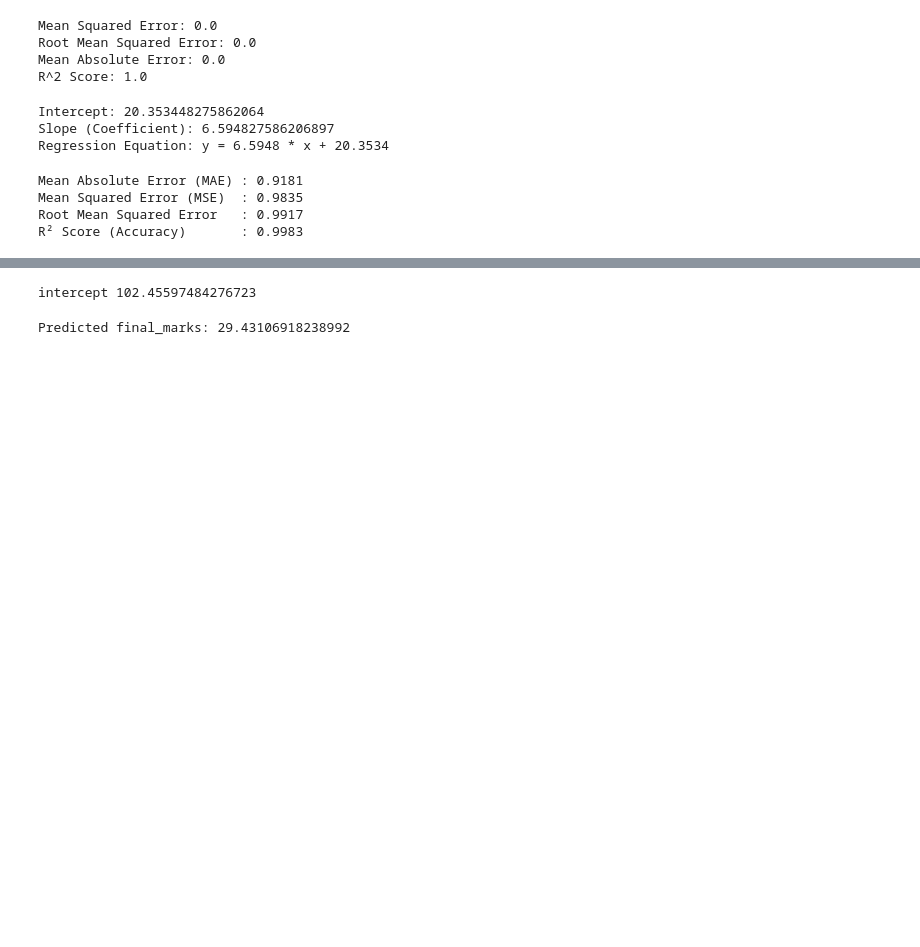
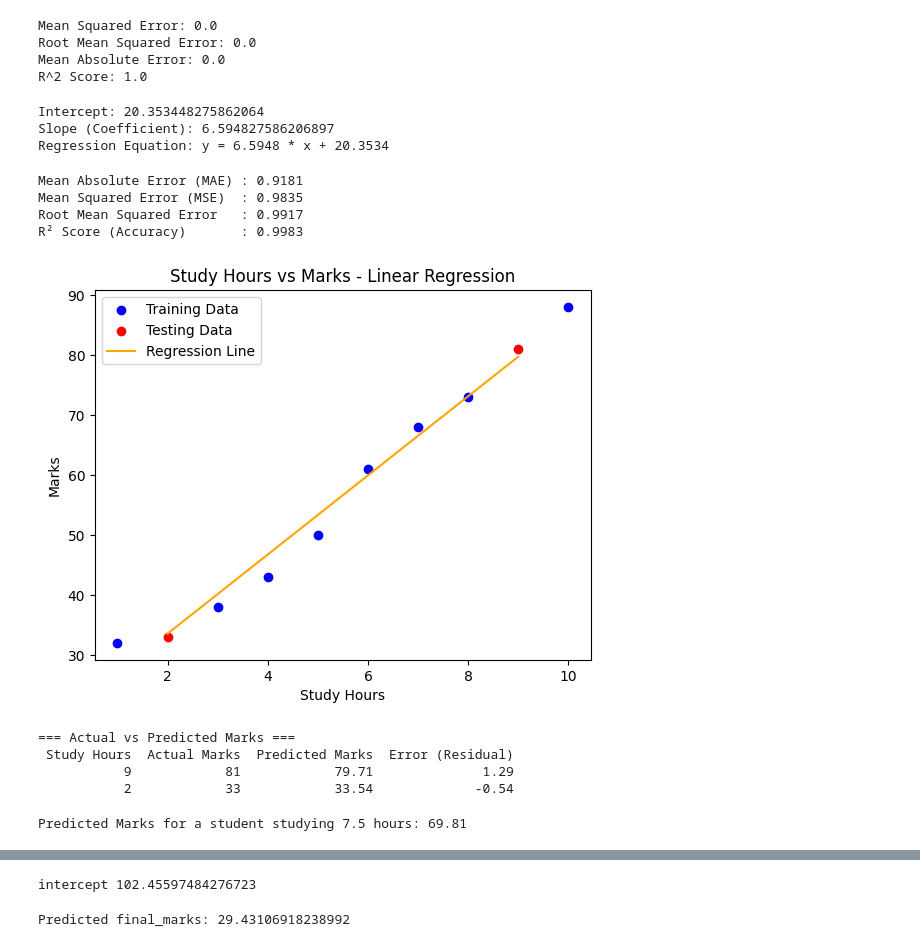
Before and after one commit to Karthiknayak26/AML-, a Jupyter notebook: lab3/lab3.ipynb, the cells around one changed output, grey strips where cells are left out. Saved outputs shown, nothing was run; the diff lists cells and outputs as text; code cells hidden in the pictures; blank space fills up the shorter version.

```diff
--- a/lab3/lab3.ipynb
+++ b/lab3/lab3.ipynb
@@ -122,3 +111,40 @@ Mean Absolute Error (MAE) : 0.9181
 Mean Squared Error (MSE)  : 0.9835
 Root Mean Squared Error   : 0.9917
 R² Score (Accuracy)       : 0.9983
+# %%
+# Plot: Regression Line on Train & Test Data
+import matplotlib.pyplot as plt
+
+plt.scatter(x_train, y_train, color="blue", label="Training Data")
+plt.scatter(x_test, y_test, color="red", label="Testing Data")
+plt.plot(x_test, y_pred, color="orange", label="Regression Line")
+
+plt.xlabel("Study Hours")
+plt.ylabel("Marks")
+plt.title("Study Hours vs Marks - Linear Regression")
+plt.legend()
+plt.show()
+# %% [output]
+[figure, added]
+# %%
+# Comparison Table: Actual vs Predicted Marks
+comparison_df = pd.DataFrame({
+    'Study Hours': x_test['study_hours'].values,
+    'Actual Marks': y_test.values,
+    'Predicted Marks': np.round(y_pred, 2),
+    'Error (Residual)': np.round(y_test.values - y_pred, 2)
+})
+print("=== Actual vs Predicted Marks ===")
+print(comparison_df.to_string(index=False))
+# %% [output]
+=== Actual vs Predicted Marks ===
+ Study Hours  Actual Marks  Predicted Marks  Error (Residual)
+           9            81            79.71              1.29
+           2            33            33.54             -0.54
+# %%
+# Predict Marks for New Student
+new_hours = pd.DataFrame({'study_hours': [7.5]})
+predicted_marks = model.predict(new_hours)
+print(f"Predicted Marks for a student studying 7.5 hours: {predicted_marks[0]:.2f}")
+# %% [output]
+Predicted Marks for a student studying 7.5 hours: 69.81
```
Also changed, not shown: parts of 17 cells of this notebook, 4 other files.
